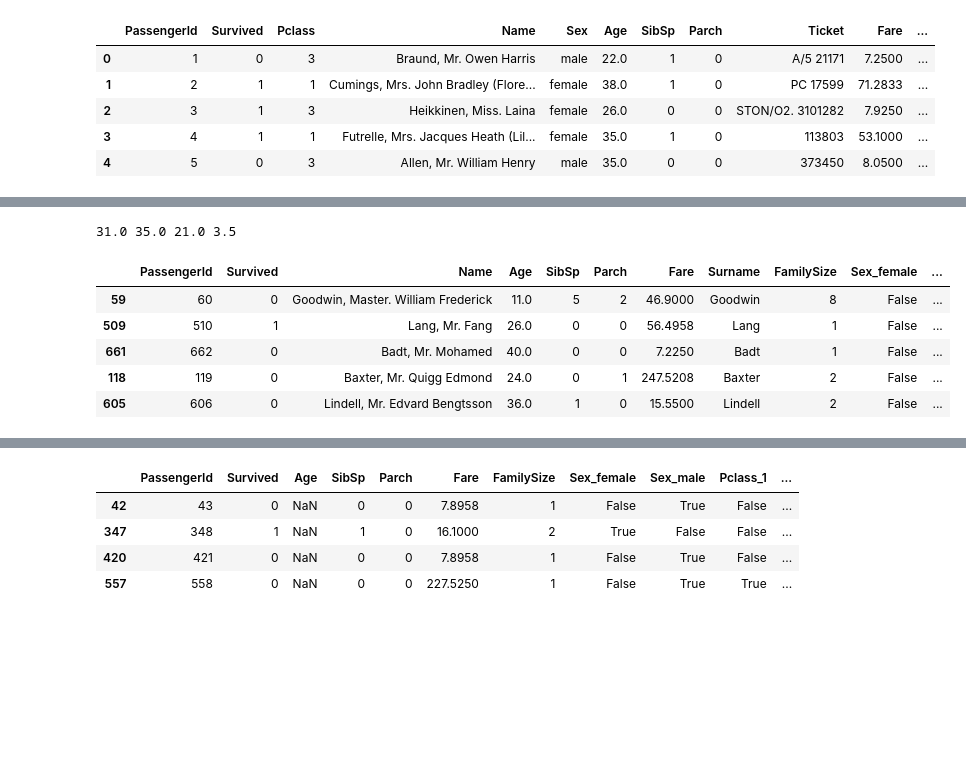
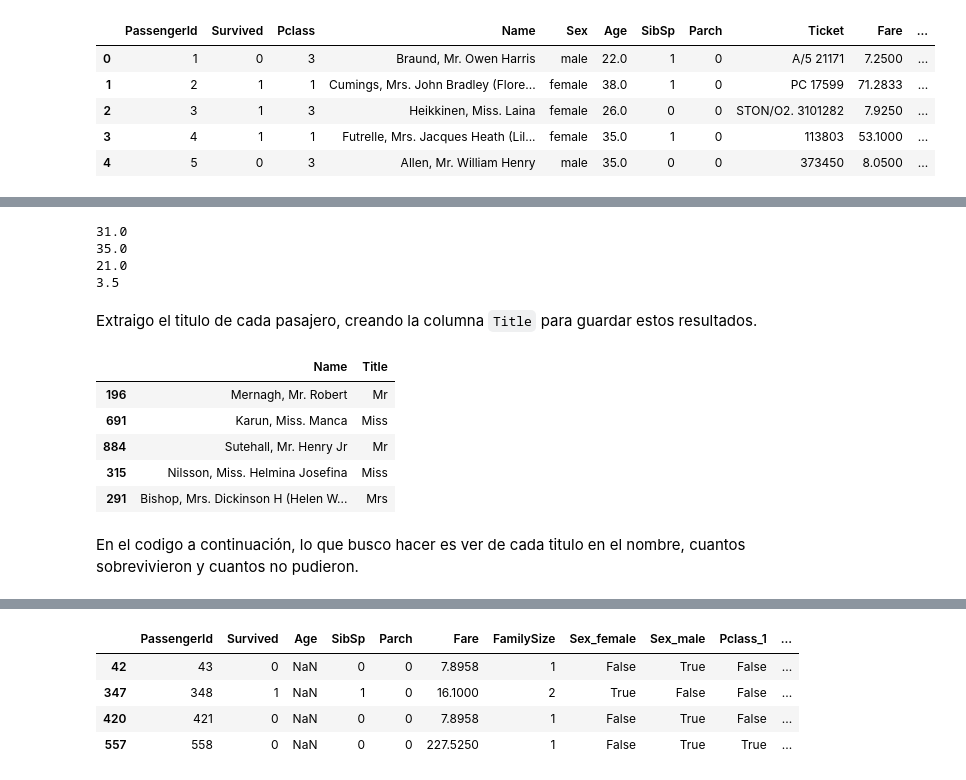
Before and after one commit to uriellmendezz/Titanic, a Jupyter notebook: jupyter/EDA.ipynb, the cells around one changed output, grey strips where cells are left out. Cells and saved outputs as stored; diff of their text form; code cells hidden in the pictures; blank space fills up the shorter version.

```diff
--- a/jupyter/EDA_titanic.ipynb
+++ b/jupyter/EDA.ipynb
@@ -61,23 +73,29 @@ medianAge_Mrs = df.loc[df.Name.str.contains('Mrs.')].Age.median()
 medianAge_Miss = df.loc[df.Name.str.contains('Miss')].Age.median()
 medianAge_Master = df.loc[df.Name.str.contains('Master')].Age.median()
 
-print(medianAge_Mr,
-medianAge_Mrs,
-medianAge_Miss,
-medianAge_Master
-)
+print(medianAge_Mr)
+print(medianAge_Mrs)
+print(medianAge_Miss)
+print(medianAge_Master)
 # %% [output]
-31.0 35.0 21.0 3.5
+31.0
+35.0
+21.0
+3.5
+# %% [markdown]
+Extraigo el titulo de cada pasajero, creando la columna `Title` para guardar estos resultados.
 # %%
 df.loc[:, 'Title'] = df.Name.str.extract(r' ([A-Za-z]+)\.')
-df.sample(5)
+df[['Name', 'Title']].sample(5)
 # %% [output]
-|  | PassengerId | Survived | Name | Age | SibSp | Parch | Fare | Surname | FamilySize | Sex_female | ... |
-| 59 | 60 | 0 | Goodwin, Master. William Frederick | 11.0 | 5 | 2 | 46.9000 | Goodwin | 8 | False | ... |
-| 509 | 510 | 1 | Lang, Mr. Fang | 26.0 | 0 | 0 | 56.4958 | Lang | 1 | False | ... |
-| 661 | 662 | 0 | Badt, Mr. Mohamed | 40.0 | 0 | 0 | 7.2250 | Badt | 1 | False | ... |
-| 118 | 119 | 0 | Baxter, Mr. Quigg Edmond | 24.0 | 0 | 1 | 247.5208 | Baxter | 2 | False | ... |
-| 605 | 606 | 0 | Lindell, Mr. Edvard Bengtsson | 36.0 | 1 | 0 | 15.5500 | Lindell | 2 | False | ... |
+|  | Name | Title |
+| 196 | Mernagh, Mr. Robert | Mr |
+| 691 | Karun, Miss. Manca | Miss |
+| 884 | Sutehall, Mr. Henry Jr | Mr |
+| 315 | Nilsson, Miss. Helmina Josefina | Miss |
+| 291 | Bishop, Mrs. Dickinson H (Helen W... | Mrs |
+# %% [markdown]
+En el codigo a continuación, lo que busco hacer es ver de cada titulo en el nombre, cuantos sobrevivieron y cuantos no pudieron.
 # %%
 test = df.copy()
 test['Died'] = test.Survived.apply(lambda x: 1 if x == 0 else 0)
```
Also changed, not shown: parts of 41 cells of this notebook.
